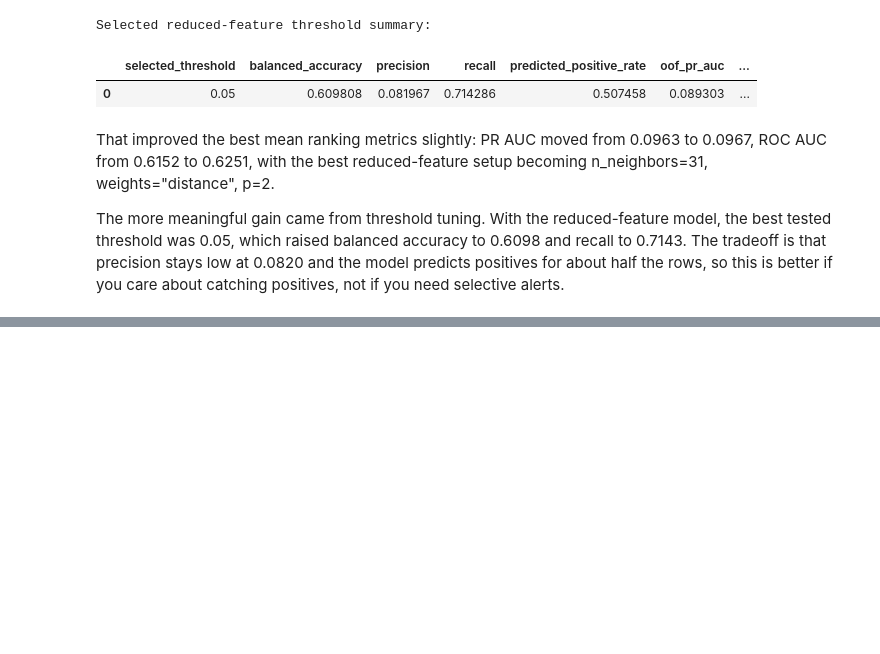
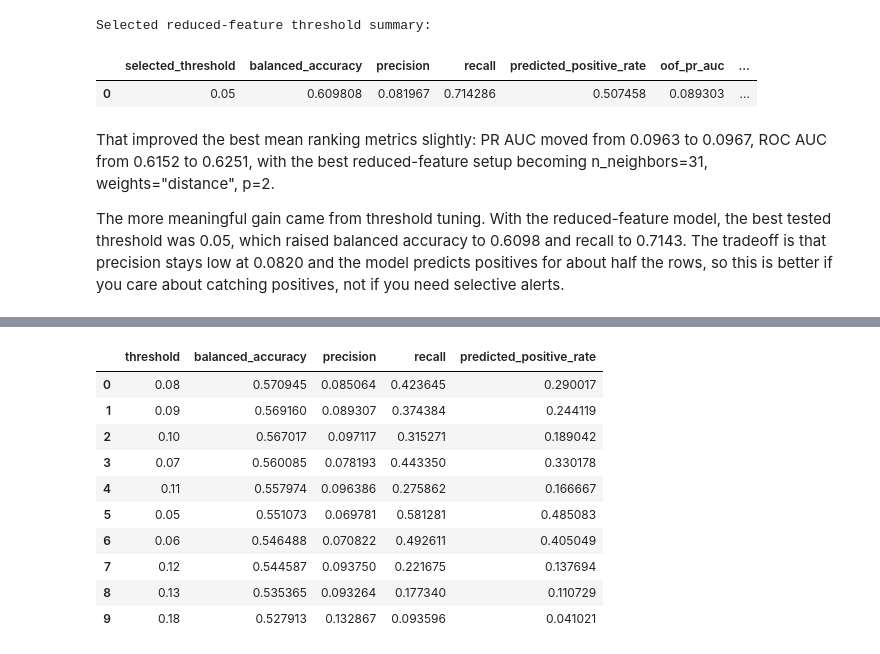
Before and after one commit to janwolyniak/WEC_26, a Jupyter notebook: notebooks/knn_pipeline.ipynb, the cells around one changed output, grey strips where cells are left out. Drawn from its saved outputs; the diff is of its cells as text; code cells hidden in the pictures; blank space fills up the shorter version.

```diff
--- a/notebooks/knn_pipeline.ipynb
+++ b/notebooks/knn_pipeline.ipynb
@@ -614,0 +784,80 @@ That improved the best mean ranking metrics slightly:
+# %%
+def collect_oof_probabilities_pca(X_frame, y_series, group_series, numeric_feature_names, categorical_feature_names, boolean_feature_names, n_components, params):
+    splitter = StratifiedGroupKFold(n_splits=N_SPLITS, shuffle=True, random_state=RANDOM_STATE)
+    oof_rows = []
+
+    for fold_number, (train_idx, val_idx) in enumerate(splitter.split(X_frame, y_series, group_series), start=1):
+        model = build_knn_pca_pipeline(
+            numeric_features=numeric_feature_names,
+            categorical_features=categorical_feature_names,
+            boolean_features=boolean_feature_names,
+            n_components=n_components,
+            params=params,
+        )
+        with warnings.catch_warnings():
+            warnings.filterwarnings('ignore', category=RuntimeWarning)
+            model.fit(X_frame.iloc[train_idx], y_series.iloc[train_idx])
+            probabilities = model.predict_proba(X_frame.iloc[val_idx])[:, 1]
+
+        fold_frame = pd.DataFrame({
+            'fold': fold_number,
+            'y_true': y_series.iloc[val_idx].to_numpy(),
+            'y_proba': probabilities,
+        })
+        oof_rows.append(fold_frame)
+
+    return pd.concat(oof_rows, ignore_index=True)
+
+
+pca_best_params = {
+    'n_neighbors': int(pca_best_trial['n_neighbors']),
+    'weights': pca_best_trial['weights'],
+    'metric': 'minkowski',
+    'p': int(pca_best_trial['p']),
+}
+
+pca_oof = collect_oof_probabilities_pca(
+    X_frame=X_reduced,
+    y_series=y,
+    group_series=groups,
+    numeric_feature_names=numeric_features_reduced,
+    categorical_feature_names=categorical_features,
+    boolean_feature_names=boolean_features,
+    n_components=int(pca_best_trial['n_components']),
+    params=pca_best_params,
+)
+
+pca_threshold_rows = []
+for threshold in np.arange(0.05, 0.31, 0.01):
+    y_pred = (pca_oof['y_proba'] >= threshold).astype(int)
+    pca_threshold_rows.append({
+        'threshold': round(float(threshold), 2),
+        'balanced_accuracy': balanced_accuracy_score(pca_oof['y_true'], y_pred),
+        'precision': precision_score(pca_oof['y_true'], y_pred, zero_division=0),
+        'recall': recall_score(pca_oof['y_true'], y_pred, zero_division=0),
+        'predicted_positive_rate': y_pred.mean(),
+    })
+
+pca_threshold_results = pd.DataFrame(pca_threshold_rows).sort_values(
+    ['balanced_accuracy', 'recall', 'precision'],
+    ascending=[False, False, False],
+).reset_index(drop=True)
+
+pca_best_threshold_row = pca_threshold_results.iloc[0].to_dict()
+pca_threshold_summary = pd.DataFrame([
+    {
+        'selected_threshold': pca_best_threshold_row['threshold'],
+        'balanced_accuracy': pca_best_threshold_row['balanced_accuracy'],
+        'precision': pca_best_threshold_row['precision'],
+        'recall': pca_best_threshold_row['recall'],
+        'predicted_positive_rate': pca_best_threshold_row['predicted_positive_rate'],
+        'oof_pr_auc': average_precision_score(pca_oof['y_true'], pca_oof['y_proba']),
+        'oof_roc_auc': roc_auc_score(pca_oof['y_true'], pca_oof['y_proba']),
+    }
+])
+
+print('PCA threshold search on out-of-fold probabilities:')
+display(pca_threshold_results.head(10))
+print('Selected PCA threshold summary:')
+display(pca_threshold_summary)
+# %% [output]
@@ -614,0 +865,11 @@ That improved the best mean ranking metrics slightly:
+|  | threshold | balanced_accuracy | precision | recall | predicted_positive_rate |
+| 0 | 0.08 | 0.570945 | 0.085064 | 0.423645 | 0.290017 |
+| 1 | 0.09 | 0.569160 | 0.089307 | 0.374384 | 0.244119 |
+| 2 | 0.10 | 0.567017 | 0.097117 | 0.315271 | 0.189042 |
+| 3 | 0.07 | 0.560085 | 0.078193 | 0.443350 | 0.330178 |
+| 4 | 0.11 | 0.557974 | 0.096386 | 0.275862 | 0.166667 |
+| 5 | 0.05 | 0.551073 | 0.069781 | 0.581281 | 0.485083 |
+| 6 | 0.06 | 0.546488 | 0.070822 | 0.492611 | 0.405049 |
+| 7 | 0.12 | 0.544587 | 0.093750 | 0.221675 | 0.137694 |
+| 8 | 0.13 | 0.535365 | 0.093264 | 0.177340 | 0.110729 |
+| 9 | 0.18 | 0.527913 | 0.132867 | 0.093596 | 0.041021 |
```
Also changed, not shown: parts of 4 cells of this notebook, 3 other files.
